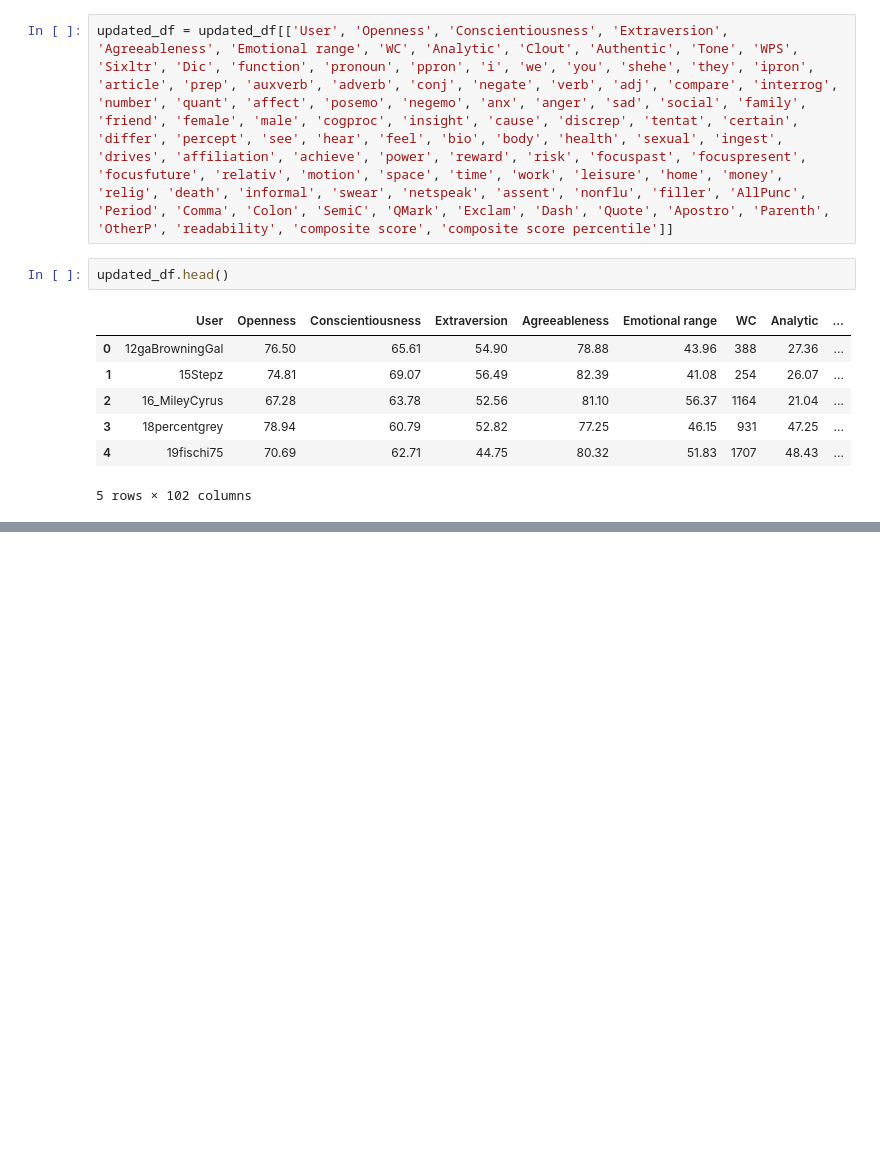
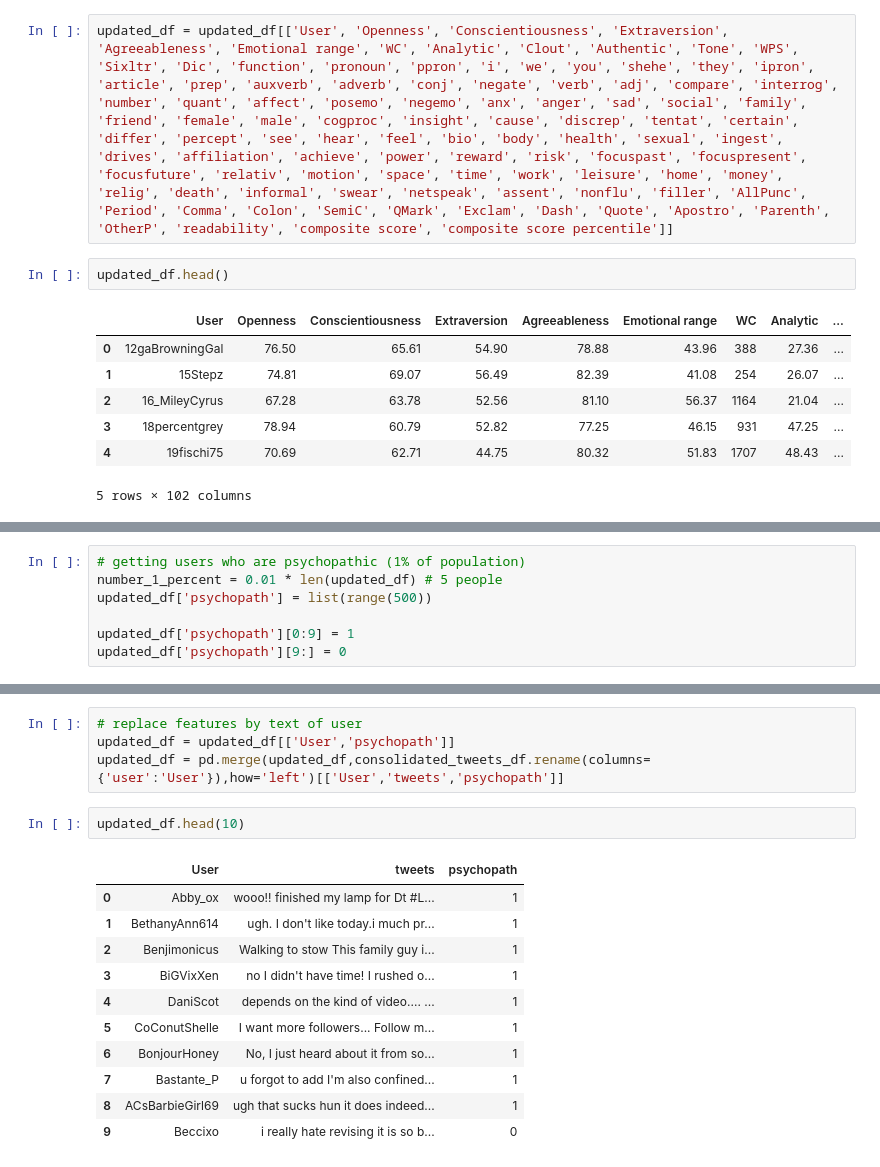
Before and after one commit to poimgs/Psych_Path, a Jupyter notebook: DAP.ipynb, the cells around one changed output, grey strips where cells are left out. Cells and saved outputs as stored; diff of their text form; blank space fills up the shorter version.

```diff
--- a/DAP.ipynb
+++ b/DAP.ipynb
@@ -269,0 +270,7 @@ plt.show()
+# %%
+# getting users who are psychopathic (1% of population)
+number_1_percent = 0.01 * len(updated_df) # 5 people
+updated_df['psychopath'] = list(range(500))
+
+updated_df['psychopath'][0:9] = 1
+updated_df['psychopath'][9:] = 0
@@ -269,0 +285,18 @@ plt.show()
+# %%
+# replace features by text of user
+updated_df = updated_df[['User','psychopath']]
+updated_df = pd.merge(updated_df,consolidated_tweets_df.rename(columns={'user':'User'}),how='left')[['User','tweets','psychopath']]
+# %%
+updated_df.head(10)
+# %% [output]
+|  | User | tweets | psychopath |
+| 0 | Abby_ox | wooo!! finished my lamp for Dt #L... | 1 |
+| 1 | BethanyAnn614 | ugh. I don't like today.i much pr... | 1 |
+| 2 | Benjimonicus | Walking to stow This family guy i... | 1 |
+| 3 | BiGVixXen | no I didn't have time! I rushed o... | 1 |
+| 4 | DaniScot | depends on the kind of video.... ... | 1 |
+| 5 | CoConutShelle | I want more followers... Follow m... | 1 |
+| 6 | BonjourHoney | No, I just heard about it from so... | 1 |
+| 7 | Bastante_P | u forgot to add I'm also confined... | 1 |
+| 8 | ACsBarbieGirl69 | ugh that sucks hun it does indeed... | 1 |
+| 9 | Beccixo | i really hate revising it is so b... | 0 |
```
Also changed, not shown: parts of 13 cells of this notebook, 3 other files.
